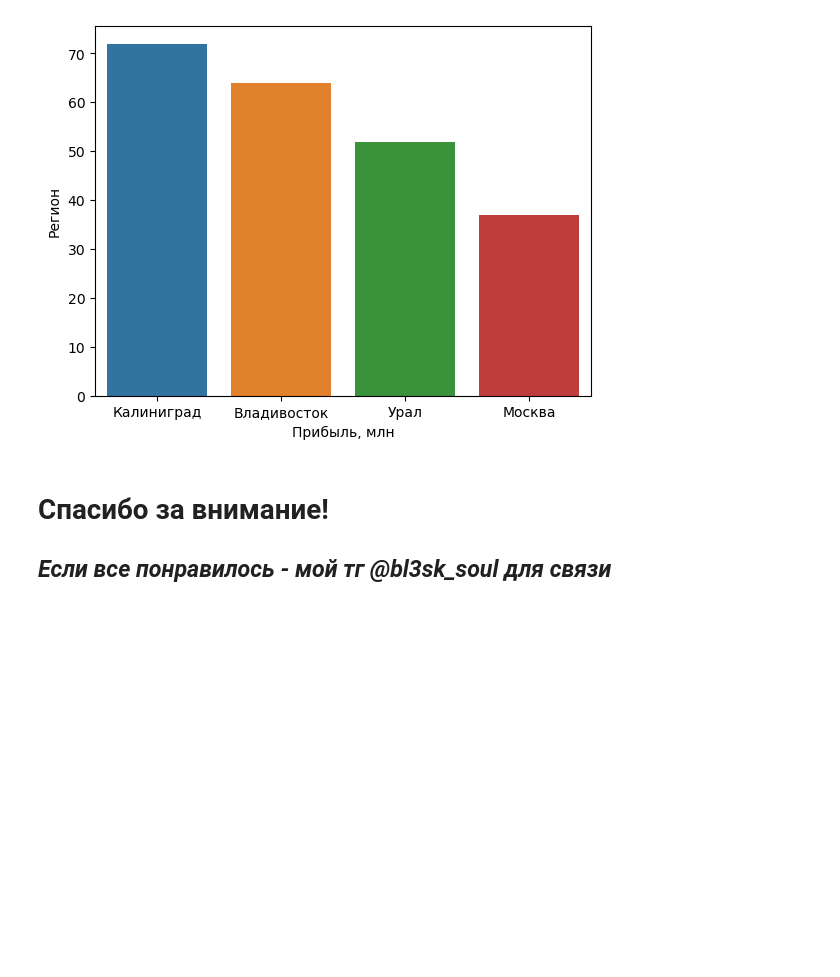
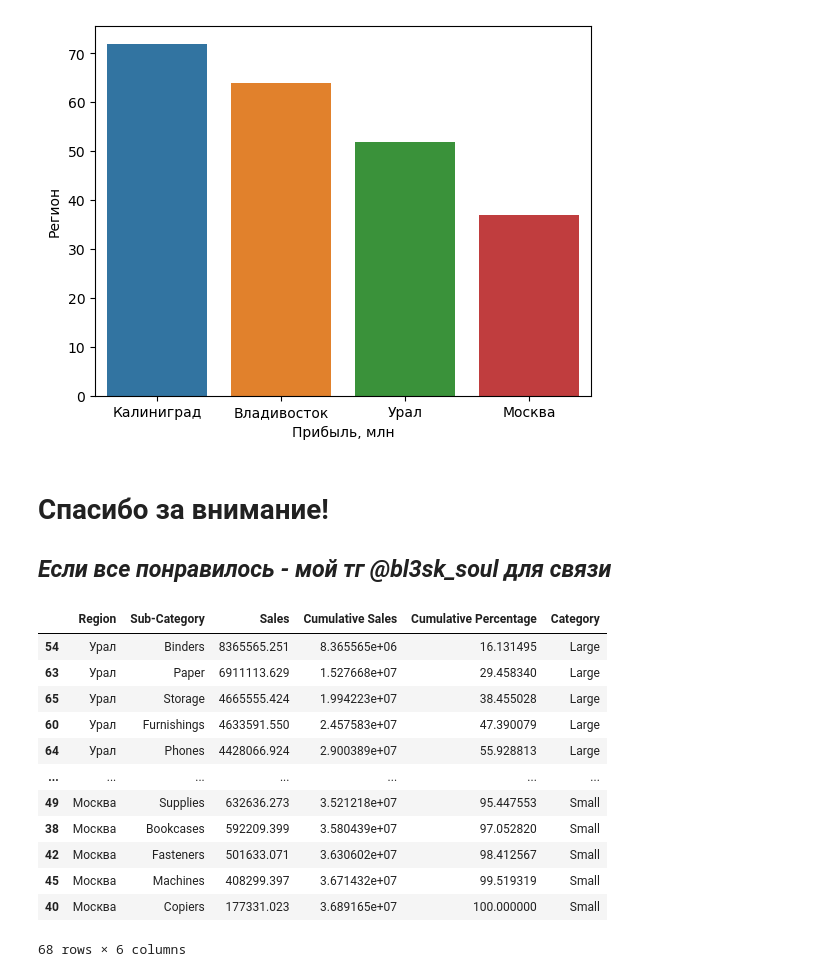
Before and after one commit to Komarov-Dmitry/test_avangard, a Jupyter notebook: test_avangard.ipynb, the cells around one changed output. Saved outputs shown, nothing was run; the diff lists cells and outputs as text; code cells hidden in the pictures; blank space fills up the shorter version.

```diff
--- a/test_avangard.ipynb
+++ b/test_avangard.ipynb
@@ -411,3 +430,19 @@ Text(0, 0.5, 'Регион')
 # %% [markdown]
 # **Спасибо за внимание!**
 ## *Если все понравилось - мой тг @bl3sk_soul для связи*
+# %%
+abc_results
+# %% [output]
+|  | Region | Sub-Category | Sales | Cumulative Sales | Cumulative Percentage | Category |
+| 54 | Урал | Binders | 8365565.251 | 8.365565e+06 | 16.131495 | Large |
+| 63 | Урал | Paper | 6911113.629 | 1.527668e+07 | 29.458340 | Large |
+| 65 | Урал | Storage | 4665555.424 | 1.994223e+07 | 38.455028 | Large |
+| 60 | Урал | Furnishings | 4633591.550 | 2.457583e+07 | 47.390079 | Large |
+| 64 | Урал | Phones | 4428066.924 | 2.900389e+07 | 55.928813 | Large |
+| ... | ... | ... | ... | ... | ... | ... |
+| 49 | Москва | Supplies | 632636.273 | 3.521218e+07 | 95.447553 | Small |
+| 38 | Москва | Bookcases | 592209.399 | 3.580439e+07 | 97.052820 | Small |
+| 42 | Москва | Fasteners | 501633.071 | 3.630602e+07 | 98.412567 | Small |
+| 45 | Москва | Machines | 408299.397 | 3.671432e+07 | 99.519319 | Small |
+| 40 | Москва | Copiers | 177331.023 | 3.689165e+07 | 100.000000 | Small |
+68 rows × 6 columns
```
Also changed, not shown: parts of 5 cells of this notebook.
